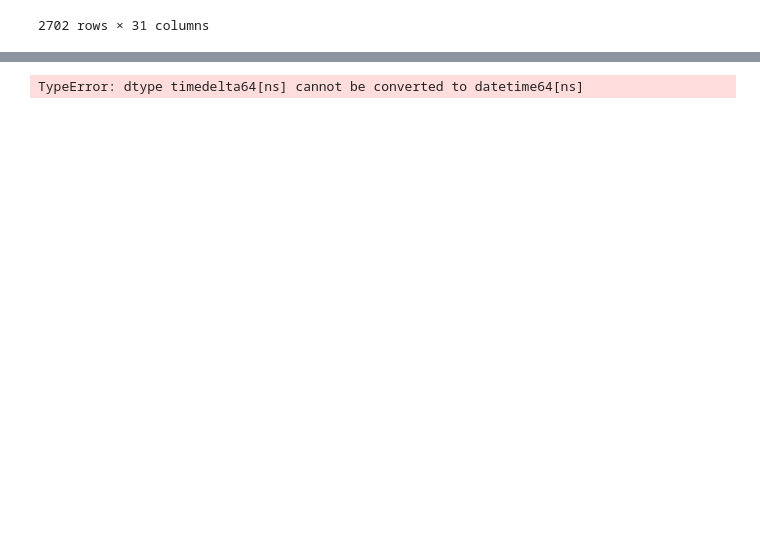
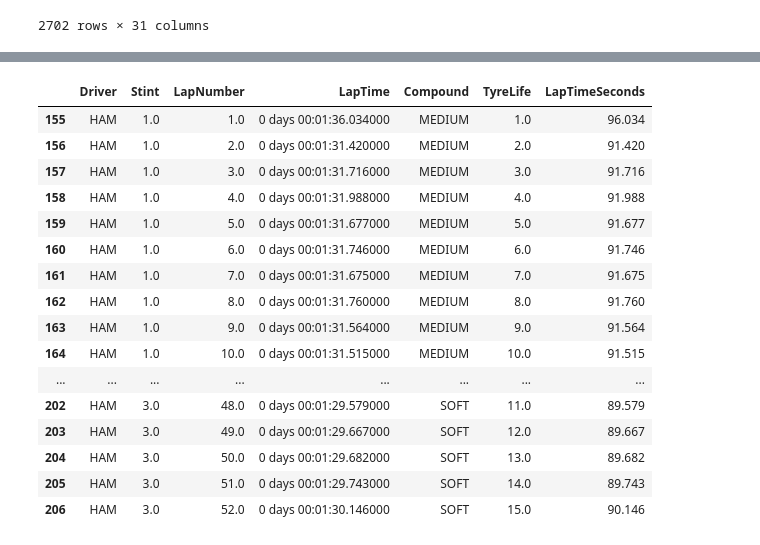
Before and after one commit to JamesBurnard1/Pitwall-F1, a Jupyter notebook: exploration.ipynb, the cells around one changed output, grey strips where cells are left out. Cells and saved outputs as stored; diff of their text form; code cells hidden in the pictures; blank space fills up the shorter version.

```diff
--- a/exploration.ipynb
+++ b/exploration.ipynb
@@ -145,31 +145,48 @@ all_weekend_laps['R'][all_weekend_laps['R']['Driver'] == 'HAM'].head(50)
 # %%
 for driver in all_weekend_laps['R']['Driver'].unique():
     stint = all_weekend_laps['R'][all_weekend_laps['R']['Driver'] == driver]['Stint'].unique()
     for stint_item in stint:
         driver_stints = all_weekend_laps['R'][
             (all_weekend_laps['R']['Driver'] == driver) &
             (all_weekend_laps['R']['Stint'] == stint_item)
         ]
 
         lap_time = driver_stints['LapTime']
         compound = driver_stints['Compound'].unique()
         tyre_life = driver_stints['TyreLife'].unique()
 
         race_stints_df = all_weekend_laps['R'][
             ['Driver', 'Stint', 'LapNumber', 'LapTime', 'Compound', 'TyreLife']
         ].copy()
 
         race_stints_df = race_stints_df.sort_values(
             ['Driver', 'Stint', 'LapNumber']
         ).reset_index(drop=True)
 
-        race_stints_df['LapTime'] = pd.to_timestamp(race_stints_df['LapTime'])
 
+        race_stints_df['LapTimeSeconds'] = race_stints_df['LapTime'].dt.total_seconds()
+        race_stints_df[['LapTime', 'LapTimeSeconds']].head()
         race_stints_df
 
-race_stints_df[race_stints_df['Driver'] == 'HAM'].head(10)
+race_stints_df[race_stints_df['Driver'] == 'HAM'].head(53)
 # %% [output]
-TypeError: dtype timedelta64[ns] cannot be converted to datetime64[ns]
+|  | Driver | Stint | LapNumber | LapTime | Compound | TyreLife | LapTimeSeconds |
+| 155 | HAM | 1.0 | 1.0 | 0 days 00:01:36.034000 | MEDIUM | 1.0 | 96.034 |
+| 156 | HAM | 1.0 | 2.0 | 0 days 00:01:31.420000 | MEDIUM | 2.0 | 91.420 |
+| 157 | HAM | 1.0 | 3.0 | 0 days 00:01:31.716000 | MEDIUM | 3.0 | 91.716 |
+| 158 | HAM | 1.0 | 4.0 | 0 days 00:01:31.988000 | MEDIUM | 4.0 | 91.988 |
+| 159 | HAM | 1.0 | 5.0 | 0 days 00:01:31.677000 | MEDIUM | 5.0 | 91.677 |
+| 160 | HAM | 1.0 | 6.0 | 0 days 00:01:31.746000 | MEDIUM | 6.0 | 91.746 |
+| 161 | HAM | 1.0 | 7.0 | 0 days 00:01:31.675000 | MEDIUM | 7.0 | 91.675 |
+| 162 | HAM | 1.0 | 8.0 | 0 days 00:01:31.760000 | MEDIUM | 8.0 | 91.760 |
+| 163 | HAM | 1.0 | 9.0 | 0 days 00:01:31.564000 | MEDIUM | 9.0 | 91.564 |
+| 164 | HAM | 1.0 | 10.0 | 0 days 00:01:31.515000 | MEDIUM | 10.0 | 91.515 |
+| ... | ... | ... | ... | ... | ... | ... | ... |
+| 202 | HAM | 3.0 | 48.0 | 0 days 00:01:29.579000 | SOFT | 11.0 | 89.579 |
+| 203 | HAM | 3.0 | 49.0 | 0 days 00:01:29.667000 | SOFT | 12.0 | 89.667 |
+| 204 | HAM | 3.0 | 50.0 | 0 days 00:01:29.682000 | SOFT | 13.0 | 89.682 |
+| 205 | HAM | 3.0 | 51.0 | 0 days 00:01:29.743000 | SOFT | 14.0 | 89.743 |
+| 206 | HAM | 3.0 | 52.0 | 0 days 00:01:30.146000 | SOFT | 15.0 | 90.146 |
 # %%
 #exploring relationship between TyreLife & LapTime
 
```
Also changed, not shown: parts of 1 cell of this notebook.
